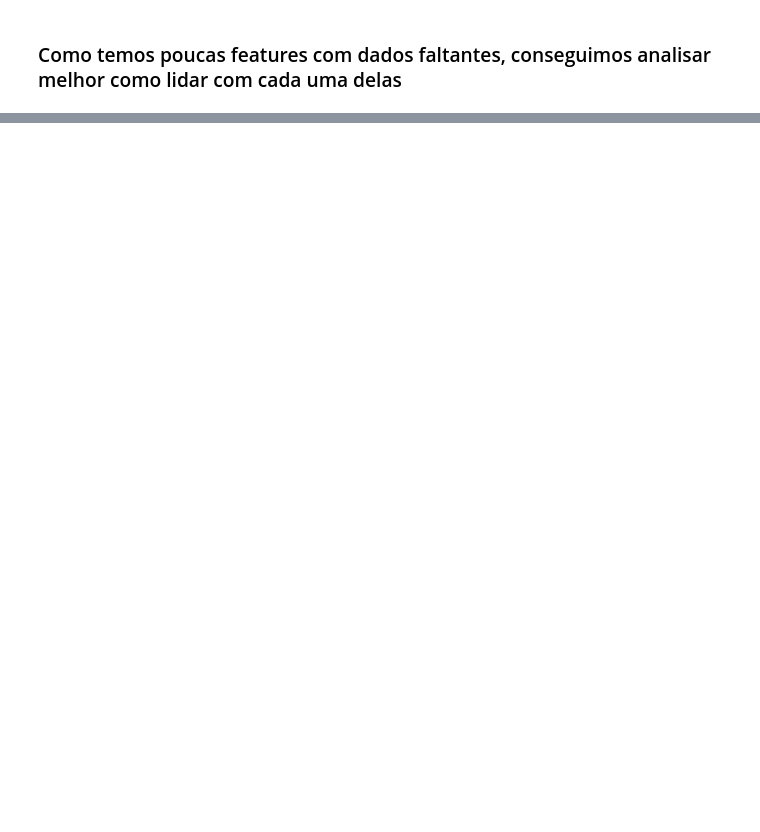
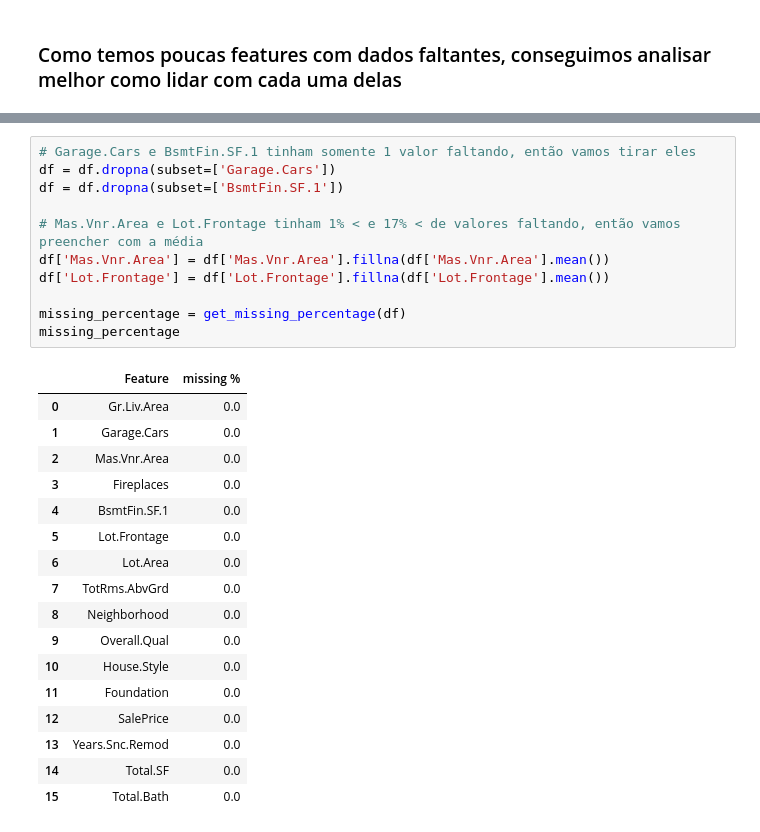
Before and after one commit to luigilopesz/machine-learning-project, a Jupyter notebook: models/project.ipynb, the cells around one changed output, grey strips where cells are left out. Cells and saved outputs as stored; diff of their text form; blank space fills up the shorter version.

```diff
--- a/models/project.ipynb
+++ b/models/project.ipynb
@@ -403,0 +418,29 @@ missing_percentage
+# %%
+# Garage.Cars e BsmtFin.SF.1 tinham somente 1 valor faltando, então vamos tirar eles
+df = df.dropna(subset=['Garage.Cars'])
+df = df.dropna(subset=['BsmtFin.SF.1'])
+
+# Mas.Vnr.Area e Lot.Frontage tinham 1% < e 17% < de valores faltando, então vamos preencher com a média
+df['Mas.Vnr.Area'] = df['Mas.Vnr.Area'].fillna(df['Mas.Vnr.Area'].mean())
+df['Lot.Frontage'] = df['Lot.Frontage'].fillna(df['Lot.Frontage'].mean())
+
+missing_percentage = get_missing_percentage(df)
+missing_percentage
+# %% [output]
+|  | Feature | missing % |
+| 0 | Gr.Liv.Area | 0.0 |
+| 1 | Garage.Cars | 0.0 |
+| 2 | Mas.Vnr.Area | 0.0 |
+| 3 | Fireplaces | 0.0 |
+| 4 | BsmtFin.SF.1 | 0.0 |
+| 5 | Lot.Frontage | 0.0 |
+| 6 | Lot.Area | 0.0 |
+| 7 | TotRms.AbvGrd | 0.0 |
+| 8 | Neighborhood | 0.0 |
+| 9 | Overall.Qual | 0.0 |
+| 10 | House.Style | 0.0 |
+| 11 | Foundation | 0.0 |
+| 12 | SalePrice | 0.0 |
+| 13 | Years.Snc.Remod | 0.0 |
+| 14 | Total.SF | 0.0 |
+| 15 | Total.Bath | 0.0 |
```
Also changed, not shown: parts of 12 cells of this notebook.
